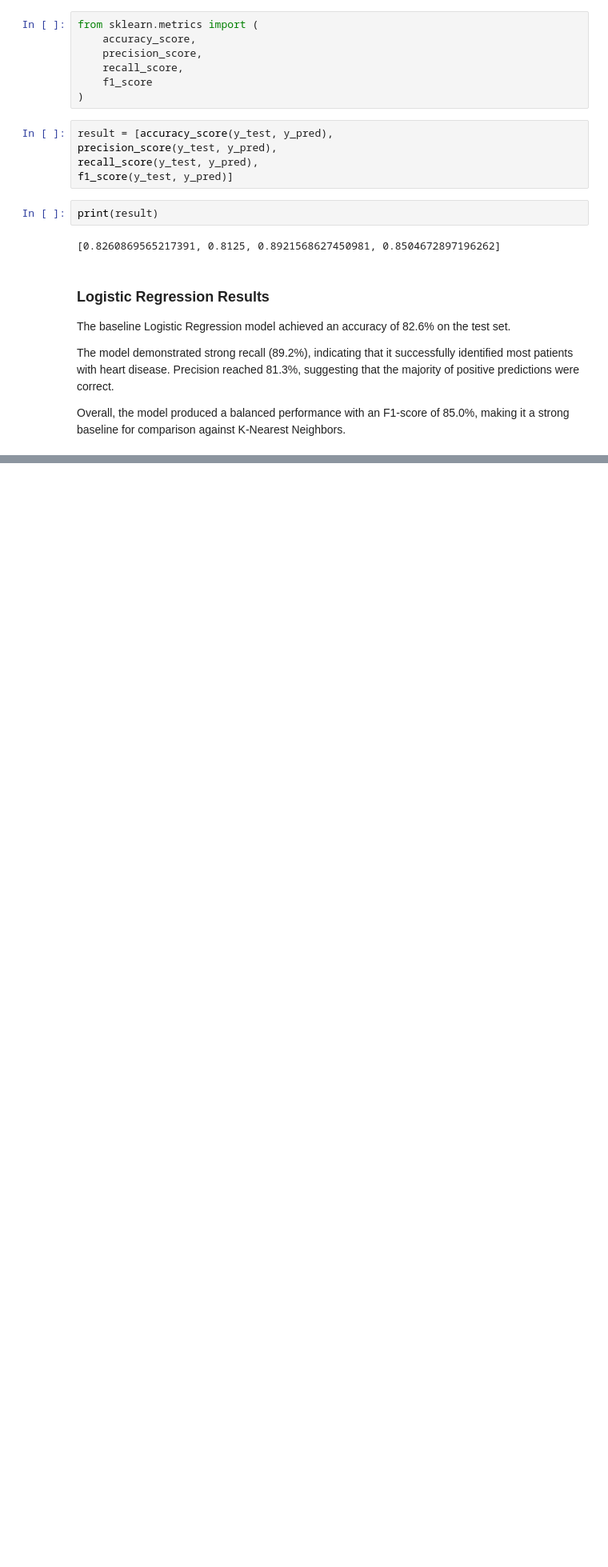
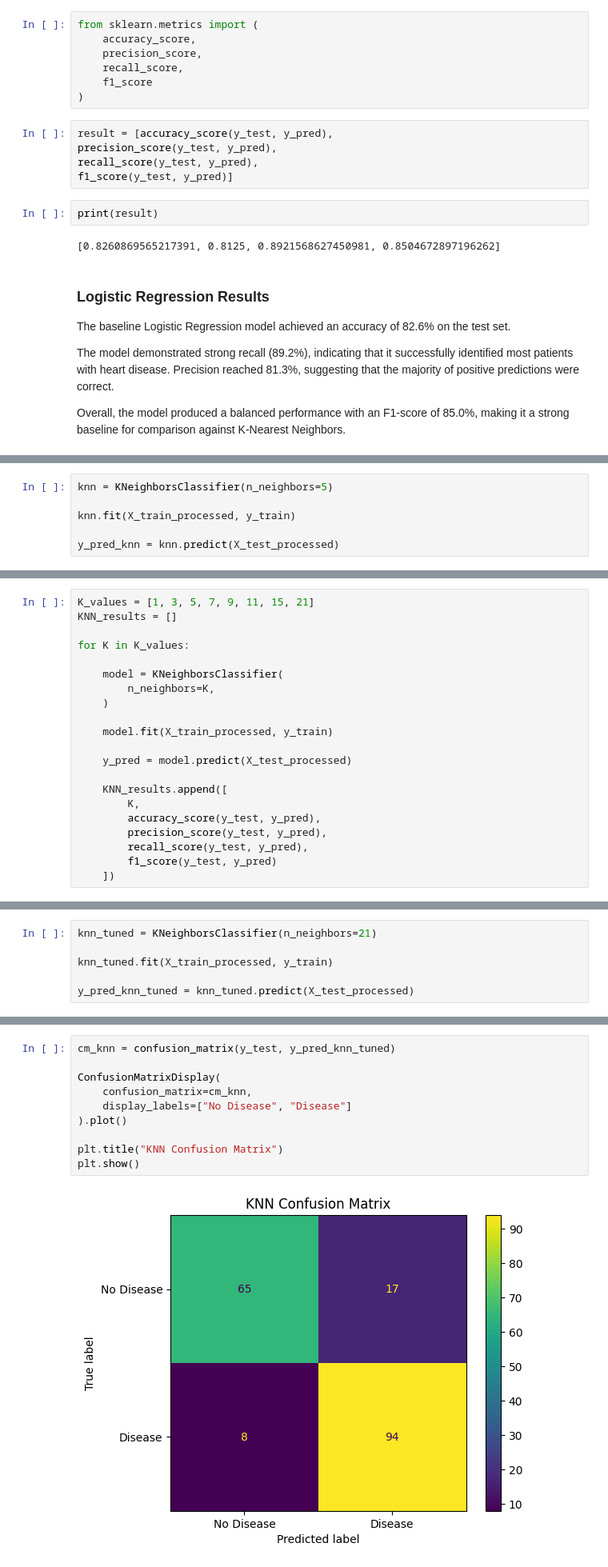
Before and after one commit to mohammadSous/heart-disease-classification, a Jupyter notebook: main.ipynb, the cells around one changed output, grey strips where cells are left out. Shown at 80% size. Saved outputs shown, nothing was run; the diff lists cells and outputs as text; blank space fills up the shorter version.

```diff
--- a/main.ipynb
+++ b/main.ipynb
@@ -678,0 +749,6 @@ Overall, the model produced a balanced performance with an F1-score of 85.0%, ma
+# %%
+knn = KNeighborsClassifier(n_neighbors=5)
+
+knn.fit(X_train_processed, y_train)
+
+y_pred_knn = knn.predict(X_test_processed)
@@ -678,0 +773,21 @@ Overall, the model produced a balanced performance with an F1-score of 85.0%, ma
+# %%
+K_values = [1, 3, 5, 7, 9, 11, 15, 21]
+KNN_results = []
+
+for K in K_values:
+
+    model = KNeighborsClassifier(
+        n_neighbors=K,
+    )
+
+    model.fit(X_train_processed, y_train)
+
+    y_pred = model.predict(X_test_processed)
+
+    KNN_results.append([
+        K,
+        accuracy_score(y_test, y_pred),
+        precision_score(y_test, y_pred),
+        recall_score(y_test, y_pred),
+        f1_score(y_test, y_pred)
+    ])
@@ -678,0 +835,6 @@ Overall, the model produced a balanced performance with an F1-score of 85.0%, ma
+# %%
+knn_tuned = KNeighborsClassifier(n_neighbors=21)
+
+knn_tuned.fit(X_train_processed, y_train)
+
+y_pred_knn_tuned = knn_tuned.predict(X_test_processed)
@@ -678,0 +861,12 @@ Overall, the model produced a balanced performance with an F1-score of 85.0%, ma
+# %%
+cm_knn = confusion_matrix(y_test, y_pred_knn_tuned)
+
+ConfusionMatrixDisplay(
+    confusion_matrix=cm_knn,
+    display_labels=["No Disease", "Disease"]
+).plot()
+
+plt.title("KNN Confusion Matrix")
+plt.show()
+# %% [output]
+[figure, added]
```
Also changed, not shown: parts of 19 cells of this notebook.
